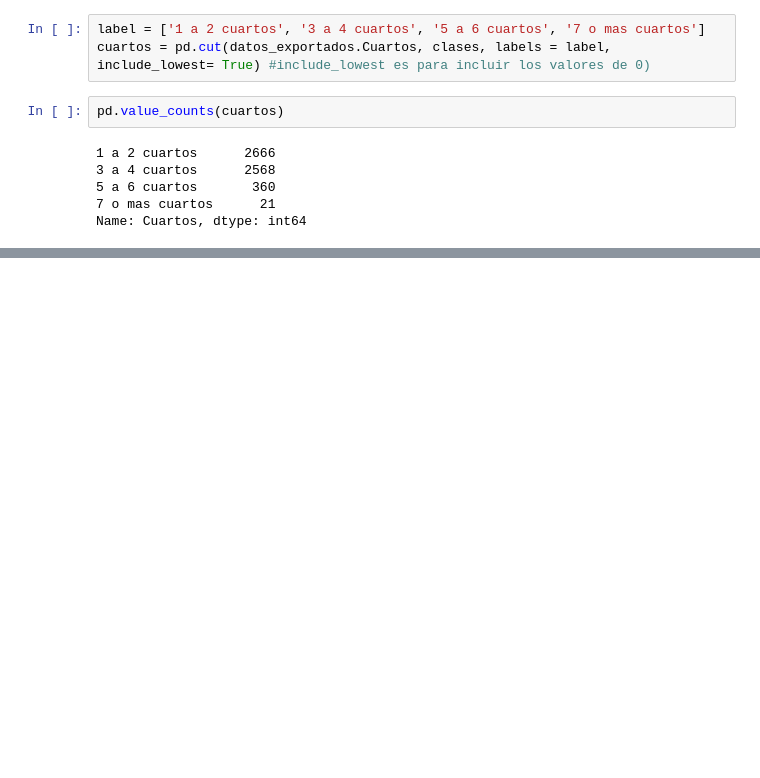
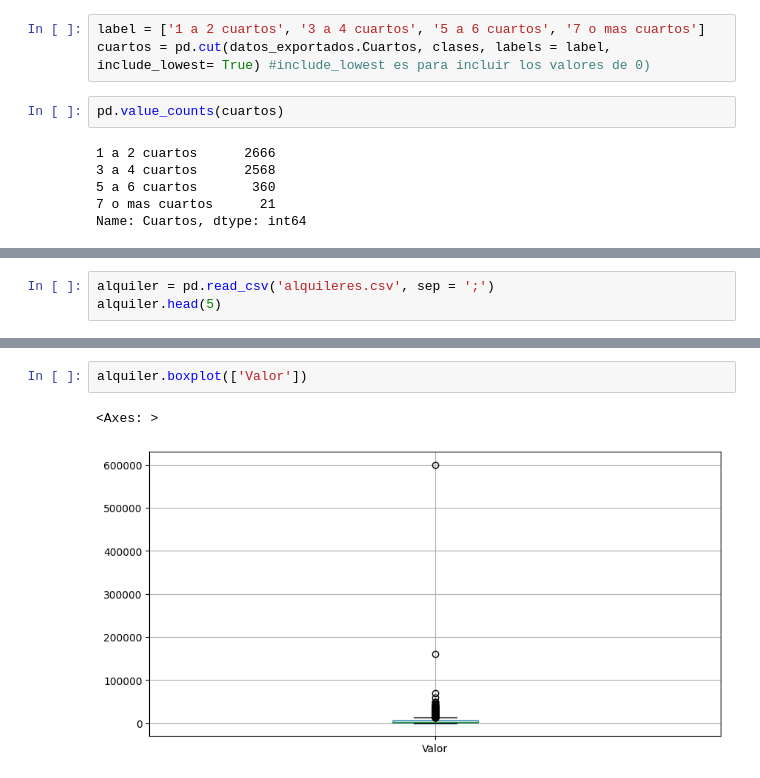
Before and after one commit to Noriega402/tratamiento_analisis_de_datos, a Jupyter notebook: Tratamiento_de_analisis_de_datos.ipynb, the cells around one changed output, grey strips where cells are left out. Cells and saved outputs as stored; diff of their text form; blank space fills up the shorter version.

```diff
--- a/Tratamiento_de_analisis_de_datos.ipynb
+++ b/Tratamiento_de_analisis_de_datos.ipynb
@@ -1394,0 +1385,3 @@ Name: Cuartos, dtype: int64
+# %%
+alquiler = pd.read_csv('alquileres.csv', sep = ';')
+alquiler.head(5)
@@ -1394,0 +1395,5 @@ Name: Cuartos, dtype: int64
+# %%
+alquiler.boxplot(['Valor'])
+# %% [output]
+<Axes: >
+[figure, added]
```
Also changed, not shown: parts of 25 cells of this notebook.
